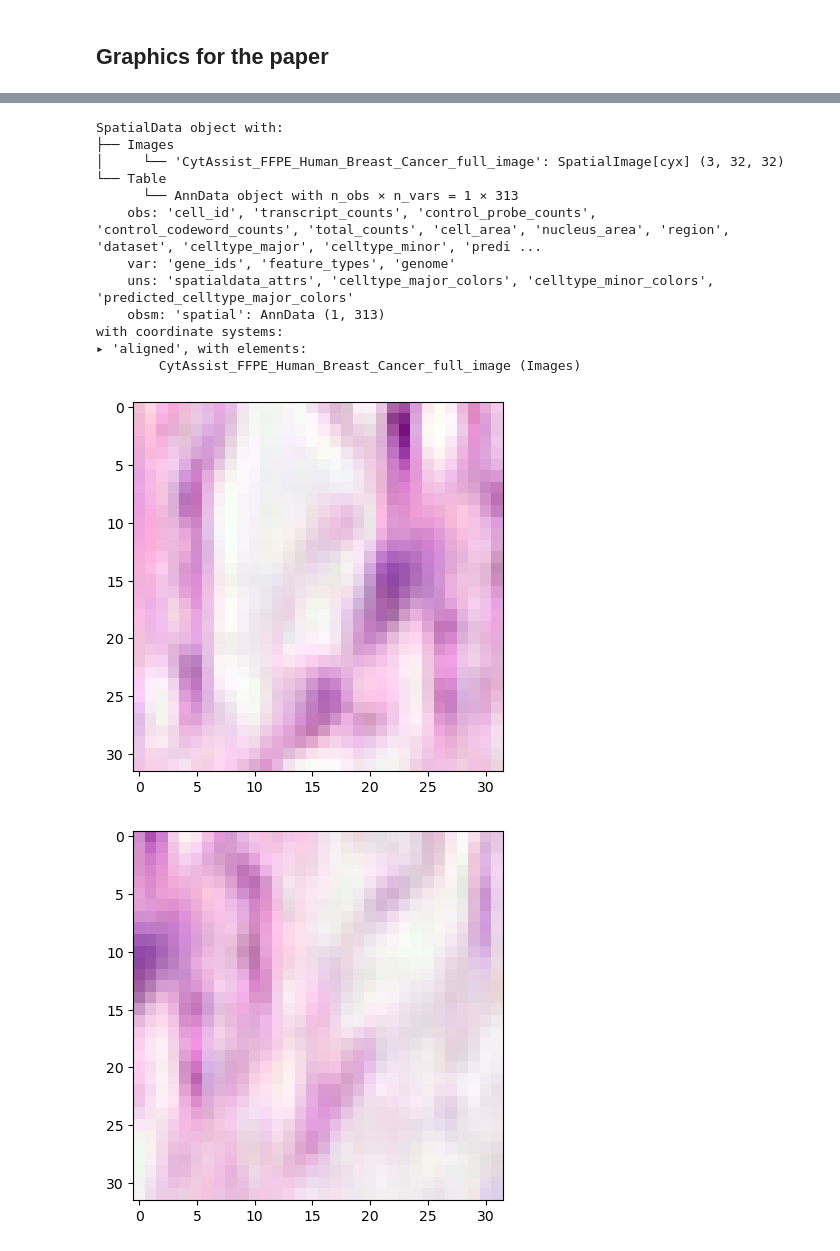
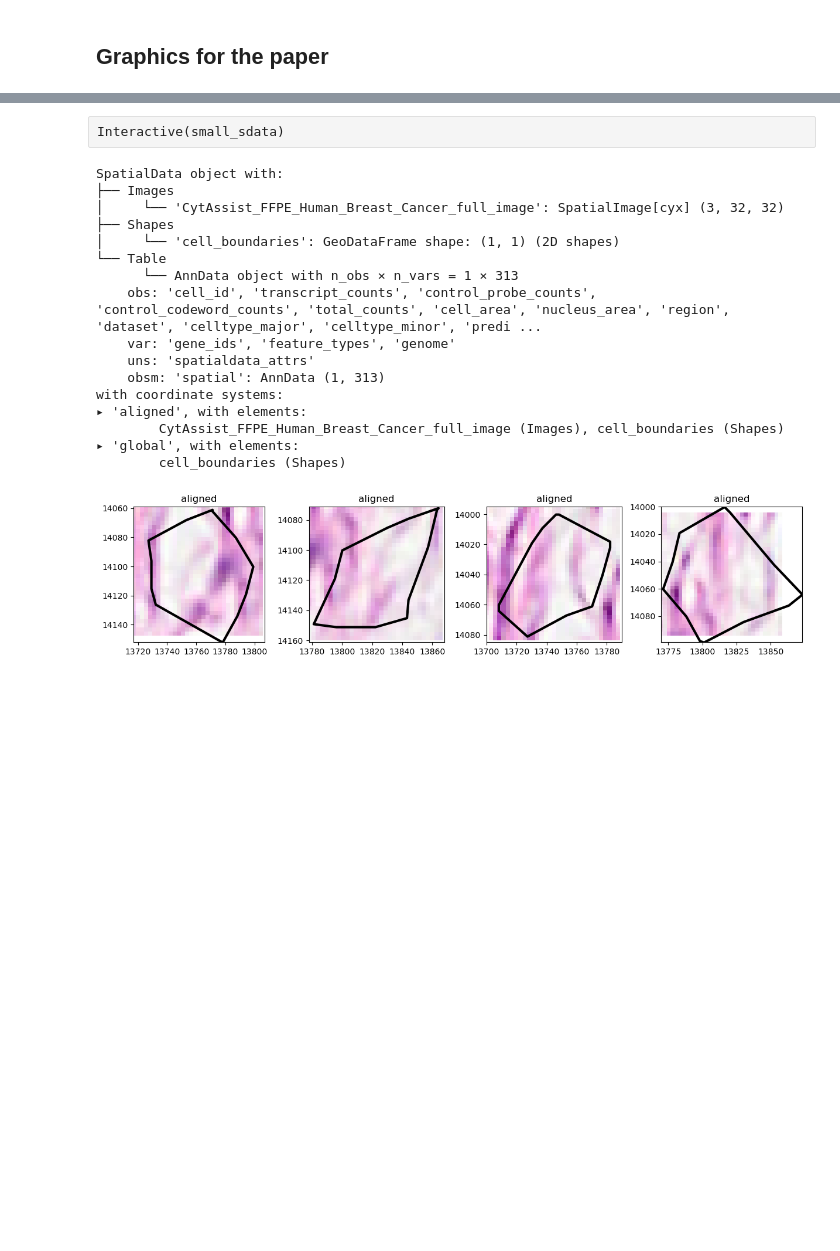
Before and after one commit to scverse/spatialdata-notebooks, a Jupyter notebook: notebooks/examples/densenet.ipynb, the cells around one changed output, grey strips where cells are left out. Saved outputs shown, nothing was run; the diff lists cells and outputs as text; code cells hidden in the pictures; blank space fills up the shorter version.

Commit message:
fixed densenet notebook, using spatialdata-plot for plots

```diff
--- a/notebooks/examples/densenet.ipynb
+++ b/notebooks/examples/densenet.ipynb
@@ -68,8 +57,8 @@ assert os.path.isdir(
     SPATIALDATA_SANDBOX_PATH
 ), f"{SPATIALDATA_SANDBOX_PATH} not found, please use symlinks to make it available"
 
-XENIUM_SDATA_PATH = os.path.join(SPATIALDATA_SANDBOX_PATH, "xenium_rep1_io/data.zarr")
-VISIUM_SDATA_PATH = os.path.join(SPATIALDATA_SANDBOX_PATH, "visium_associated_xenium_io/data.zarr")
+XENIUM_SDATA_PATH = os.path.join(SPATIALDATA_SANDBOX_PATH, "xenium_rep1_io/data_aligned.zarr")
+VISIUM_SDATA_PATH = os.path.join(SPATIALDATA_SANDBOX_PATH, "visium_associated_xenium_io/data_aligned.zarr")
 
 assert os.path.isdir(XENIUM_SDATA_PATH)
 assert os.path.isdir(VISIUM_SDATA_PATH)
@@ -150,9 +123,3 @@ SpatialData object with:
         CytAssist_FFPE_Human_Breast_Cancer_lowres_image (Images), CytAssist_FFPE_Human_Breast_Cancer (Shapes)
 ▸ 'global', with elements:
         CytAssist_FFPE_Human_Breast_Cancer_full_image (Images), CytAssist_FFPE_Human_Breast_Cancer (Shapes)
-# %%
-adata_polygons.uns["spatialdata_attrs"]["region"] = "cell_boundaries"
-adata_polygons.obs["region"] = "cell_boundaries"
-
-del merged.table
-merged.table = adata_polygons
@@ -399,7 +357,7 @@ if __name__ == "__main__":
     trainer = pl.Trainer(
         max_epochs=2,
         accelerator="auto",
-        devices=1 if torch.cuda.is_available() else None,  # limiting got iPython runs
+        # devices=1,  # limiting got iPython runs. Edit: it works also without now
         logger=CSVLogger(save_dir="logs/"),
         callbacks=[
             LearningRateMonitor(logging_interval="step"),
@@ -544,7 +403,7 @@ model.eval()
 
 trainer = pl.Trainer(
     accelerator="auto",
-    devices=1 if torch.cuda.is_available() else None,  # limiting got iPython runs
+    devices=1,
     callbacks=[
         TQDMProgressBar(refresh_rate=10),
     ],
@@ -685,3 +505,5 @@ cell_boundaries: 0.09747314453125
+# %% [raw]
+Interactive(small_sdata)
 # %%
 small_dataset = ImageTilesDataset(
     sdata=small_sdata,
@@ -697,30 +519,30 @@ small_dataset[0]
 SpatialData object with:
 ├── Images
 │     └── 'CytAssist_FFPE_Human_Breast_Cancer_full_image': SpatialImage[cyx] (3, 32, 32)
+├── Shapes
+│     └── 'cell_boundaries': GeoDataFrame shape: (1, 1) (2D shapes)
 └── Table
       └── AnnData object with n_obs × n_vars = 1 × 313
     obs: 'cell_id', 'transcript_counts', 'control_probe_counts', 'control_codeword_counts', 'total_counts', 'cell_area', 'nucleus_area', 'region', 'dataset', 'celltype_major', 'celltype_minor', 'predi ...
     var: 'gene_ids', 'feature_types', 'genome'
-    uns: 'spatialdata_attrs', 'celltype_major_colors', 'celltype_minor_colors', 'predicted_celltype_major_colors'
+    uns: 'spatialdata_attrs'
     obsm: 'spatial': AnnData (1, 313)
 with coordinate systems:
 ▸ 'aligned', with elements:
-        CytAssist_FFPE_Human_Breast_Cancer_full_image (Images)
+        CytAssist_FFPE_Human_Breast_Cancer_full_image (Images), cell_boundaries (Shapes)
+▸ 'global', with elements:
+        cell_boundaries (Shapes)
 # %%
-# TODO: replace with spatialdata-plot
-
 import matplotlib.pyplot as plt
 import spatialdata as sd
 import spatialdata_plot
 
-for sdata_tile, cell in zip(small_dataset, small_sdata["cell_boundaries"].geometry):
-    img = sdata_tile["CytAssist_FFPE_Human_Breast_Cancer_full_image"]
-    t = sd.transformations.get_transformation(img, "aligned")
-    # print(t.to_affine(input_axes=('x', 'y'), output_axes=('x', 'y')))
-    plt.imshow(img.transpose("y", "x", "c"))
-    # x = cell.exterior.xy[0]
-    # y = cell.exterior.xy[1]
-    plt.show()
+n = len(small_dataset)
+axes = plt.subplots(1, n, figsize=(15, 3))[1]
+for sdata_tile, i in zip(small_dataset, range(n)):
+    # BUG: we need to explicitly remove the coordinate system global if we want to combine images and shapes plots into a single subplot
+    if "global" in get_transformation(sdata_tile["cell_boundaries"], get_all=True):
+        sd.transformations.remove_transformation(sdata_tile["cell_boundaries"], "global")
+    sdata_tile.pl.render_images().pl.render_shapes(outline_width=3.0, outline=True, fill_alpha=0.0).pl.show(ax=axes[i])
 # %% [output]
-[figure, old version]
+[figure, new version]
-[figure, removed]
```
Also changed, not shown: parts of 12 cells of this notebook.
